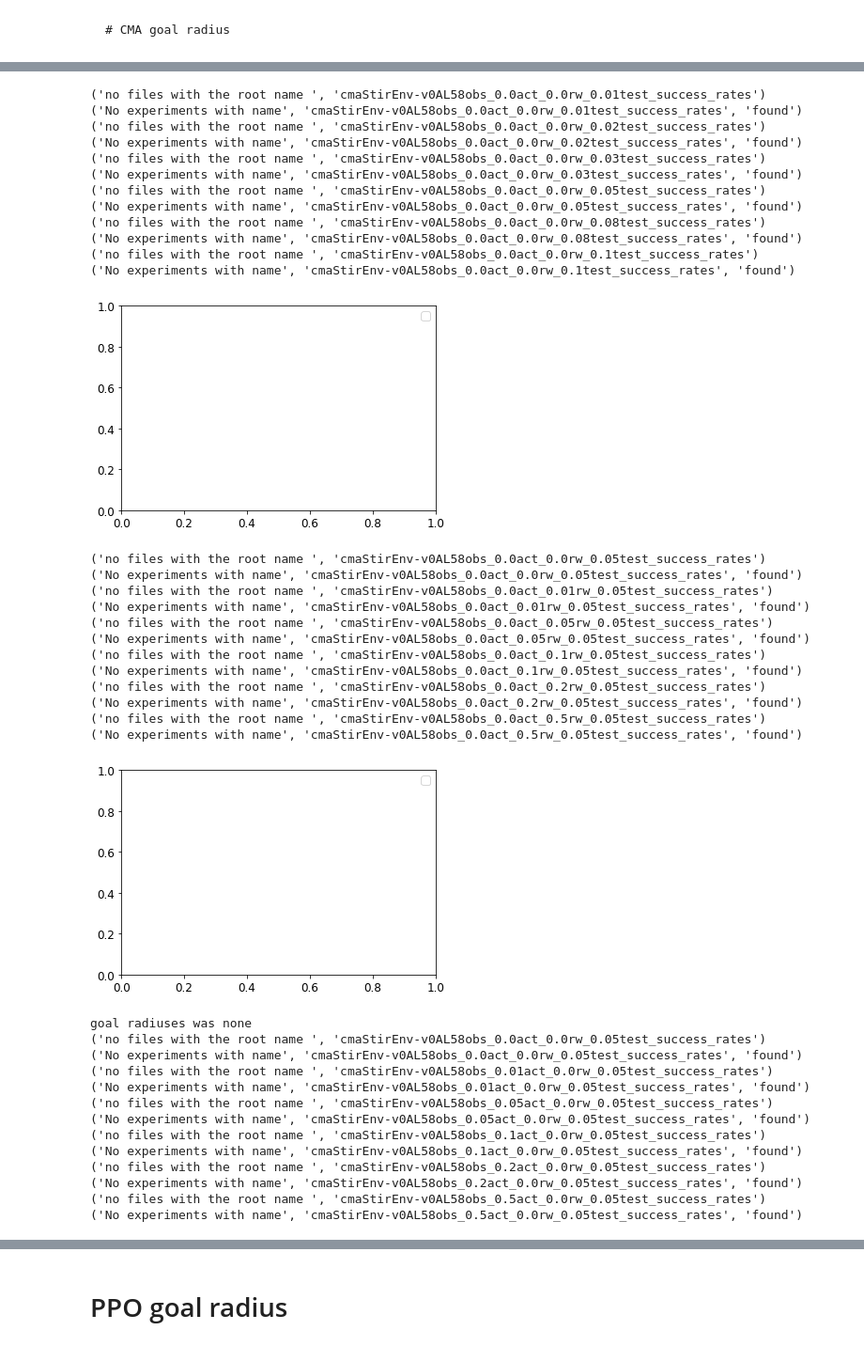
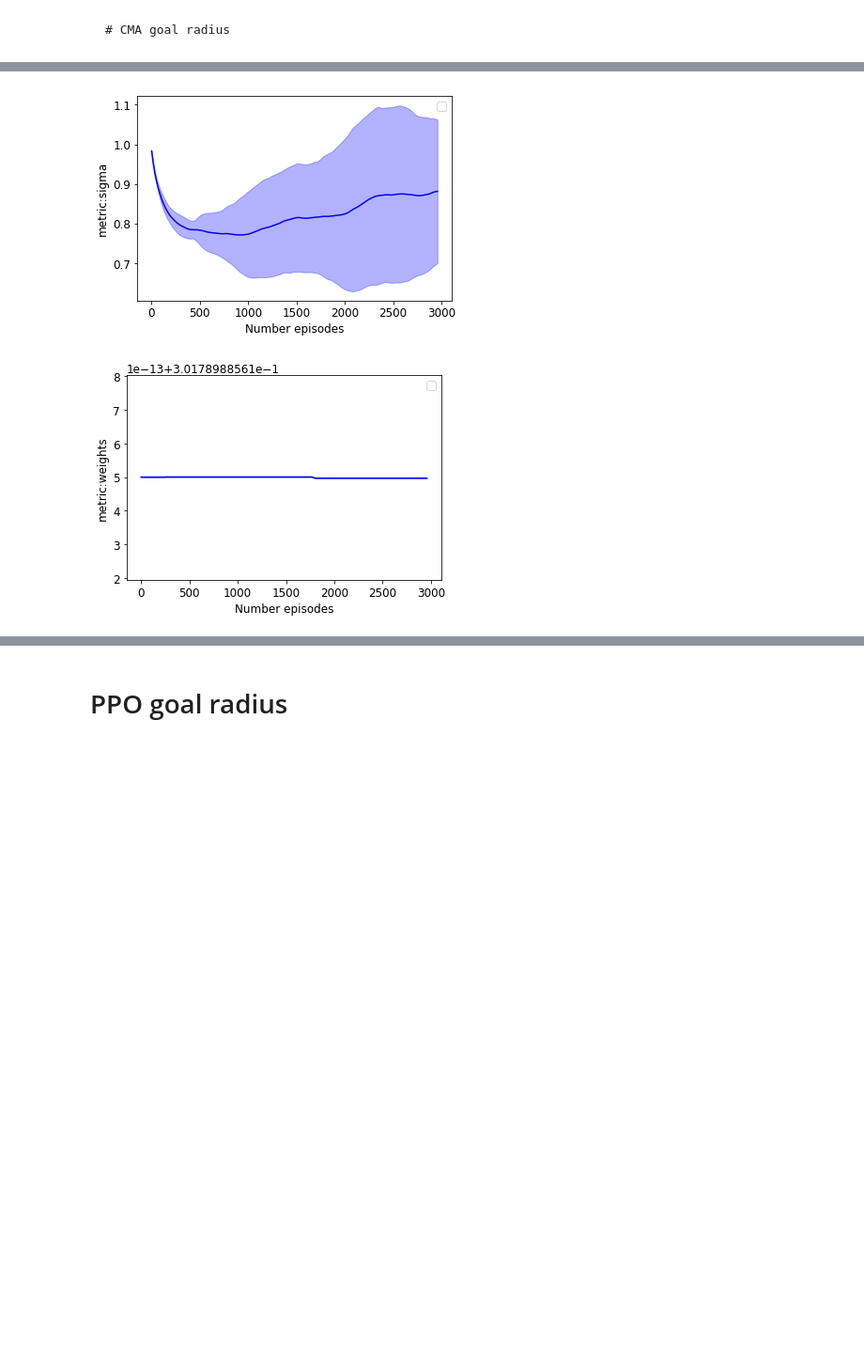
Before and after one commit to lagrassa/baselines, a Jupyter notebook: plotting.ipynb, the cells around one changed output, grey strips where cells are left out. Shown at 94% size. Cells and saved outputs as stored; diff of their text form; code cells hidden in the pictures; blank space fills up the shorter version.

```diff
--- a/plotting.ipynb
+++ b/plotting.ipynb
@@ -80,30 +93,24 @@ params = {
     'goal_radius':0.05
 }
 cutoff=20000//17
-plot_goal_radiuses(params, eps_per_iter =17, cutoff=cutoff)
+#plot_goal_radiuses(params, eps_per_iter =17, cutoff=cutoff)
 params['goal_radius']=0.05
-plot_actuation_noise(params, eps_per_iter=17, cutoff=cutoff)
+#plot_actuation_noise(params, eps_per_iter=17, cutoff=cutoff)
 params['action_noise_std']=0.0
-plot_observation_noise(params,  eps_per_iter=17, cutoff=cutoff)
+#plot_observation_noise(params,  eps_per_iter=17, cutoff=cutoff)
 params['obs_noise_std']=0.0
-params["env_name"] = "StirEnv-v0"
-params["exp_name"]="AL58"
-plot_goal_radiuses(params, eps_per_iter =17, cutoff=cutoff)
-params['goal_radius']=0.05
-plot_actuation_noise(params, eps_per_iter=17, cutoff=cutoff)
-params['action_noise_std']=0.0
-plot_observation_noise(params,  eps_per_iter=17, cutoff=cutoff)
-params['obs_noise_std']=0.0
-arams['env_name'] = 'StirEnv-v0'
-data_cutoff=5
-params['exp_name'] = "AL58"
-goal_radiuses=[68., 72., 74.]
+params['env_name'] = 'StirEnv-v0'
+data_cutoff=1
+
+params['exp_name'] = "AL59"
+goal_radiuses=[85.]
 plot_goal_radiuses(params, cutoff=cutoff, data_cutoff=data_cutoff, goal_radiuses=goal_radiuses, eps_per_iter=17)
-params['goal_radius']=72.
+params['goal_radius']=68.
 #plt.show()
-plot_actuation_noise(params, cutoff=cutoff, eps_per_iter=17, data_cutoff=data_cutoff)
+cutoff=500//30
+#plot_actuation_noise(params, cutoff=cutoff, eps_per_iter=17, data_cutoff=data_cutoff)
 #plt.show()
 params['action_noise_std']=0.0
-plot_observation_noise(params, cutoff=cutoff, eps_per_iter=17, data_cutoff=data_cutoff)
+#plot_observation_noise(params, cutoff=cutoff, eps_per_iter=17, data_cutoff=data_cutoff)
 params['obs_noise_std']=0.0
 # %% [output]
@@ -124,39 +121,2 @@ goal radiuses was none
-('no files with the root name ', 'cmaStirEnv-v0AL58obs_0.0act_0.0rw_0.01test_success_rates')
-('No experiments with name', 'cmaStirEnv-v0AL58obs_0.0act_0.0rw_0.01test_success_rates', 'found')
-('no files with the root name ', 'cmaStirEnv-v0AL58obs_0.0act_0.0rw_0.02test_success_rates')
-('No experiments with name', 'cmaStirEnv-v0AL58obs_0.0act_0.0rw_0.02test_success_rates', 'found')
-('no files with the root name ', 'cmaStirEnv-v0AL58obs_0.0act_0.0rw_0.03test_success_rates')
-('No experiments with name', 'cmaStirEnv-v0AL58obs_0.0act_0.0rw_0.03test_success_rates', 'found')
-('no files with the root name ', 'cmaStirEnv-v0AL58obs_0.0act_0.0rw_0.05test_success_rates')
-('No experiments with name', 'cmaStirEnv-v0AL58obs_0.0act_0.0rw_0.05test_success_rates', 'found')
-('no files with the root name ', 'cmaStirEnv-v0AL58obs_0.0act_0.0rw_0.08test_success_rates')
-('No experiments with name', 'cmaStirEnv-v0AL58obs_0.0act_0.0rw_0.08test_success_rates', 'found')
-('no files with the root name ', 'cmaStirEnv-v0AL58obs_0.0act_0.0rw_0.1test_success_rates')
-('No experiments with name', 'cmaStirEnv-v0AL58obs_0.0act_0.0rw_0.1test_success_rates', 'found')
-[figure, old version]
+[figure, new version]
-('no files with the root name ', 'cmaStirEnv-v0AL58obs_0.0act_0.0rw_0.05test_success_rates')
-('No experiments with name', 'cmaStirEnv-v0AL58obs_0.0act_0.0rw_0.05test_success_rates', 'found')
-('no files with the root name ', 'cmaStirEnv-v0AL58obs_0.0act_0.01rw_0.05test_success_rates')
-('No experiments with name', 'cmaStirEnv-v0AL58obs_0.0act_0.01rw_0.05test_success_rates', 'found')
-('no files with the root name ', 'cmaStirEnv-v0AL58obs_0.0act_0.05rw_0.05test_success_rates')
-('No experiments with name', 'cmaStirEnv-v0AL58obs_0.0act_0.05rw_0.05test_success_rates', 'found')
-('no files with the root name ', 'cmaStirEnv-v0AL58obs_0.0act_0.1rw_0.05test_success_rates')
-('No experiments with name', 'cmaStirEnv-v0AL58obs_0.0act_0.1rw_0.05test_success_rates', 'found')
-('no files with the root name ', 'cmaStirEnv-v0AL58obs_0.0act_0.2rw_0.05test_success_rates')
-('No experiments with name', 'cmaStirEnv-v0AL58obs_0.0act_0.2rw_0.05test_success_rates', 'found')
-('no files with the root name ', 'cmaStirEnv-v0AL58obs_0.0act_0.5rw_0.05test_success_rates')
-('No experiments with name', 'cmaStirEnv-v0AL58obs_0.0act_0.5rw_0.05test_success_rates', 'found')
-[figure, old version]
+[figure, new version]
-goal radiuses was none
-('no files with the root name ', 'cmaStirEnv-v0AL58obs_0.0act_0.0rw_0.05test_success_rates')
-('No experiments with name', 'cmaStirEnv-v0AL58obs_0.0act_0.0rw_0.05test_success_rates', 'found')
-('no files with the root name ', 'cmaStirEnv-v0AL58obs_0.01act_0.0rw_0.05test_success_rates')
-('No experiments with name', 'cmaStirEnv-v0AL58obs_0.01act_0.0rw_0.05test_success_rates', 'found')
-('no files with the root name ', 'cmaStirEnv-v0AL58obs_0.05act_0.0rw_0.05test_success_rates')
-('No experiments with name', 'cmaStirEnv-v0AL58obs_0.05act_0.0rw_0.05test_success_rates', 'found')
-('no files with the root name ', 'cmaStirEnv-v0AL58obs_0.1act_0.0rw_0.05test_success_rates')
-('No experiments with name', 'cmaStirEnv-v0AL58obs_0.1act_0.0rw_0.05test_success_rates', 'found')
-('no files with the root name ', 'cmaStirEnv-v0AL58obs_0.2act_0.0rw_0.05test_success_rates')
-('No experiments with name', 'cmaStirEnv-v0AL58obs_0.2act_0.0rw_0.05test_success_rates', 'found')
-('no files with the root name ', 'cmaStirEnv-v0AL58obs_0.5act_0.0rw_0.05test_success_rates')
-('No experiments with name', 'cmaStirEnv-v0AL58obs_0.5act_0.0rw_0.05test_success_rates', 'found')
```
Also changed, not shown: parts of 7 cells of this notebook, 9 other files.
